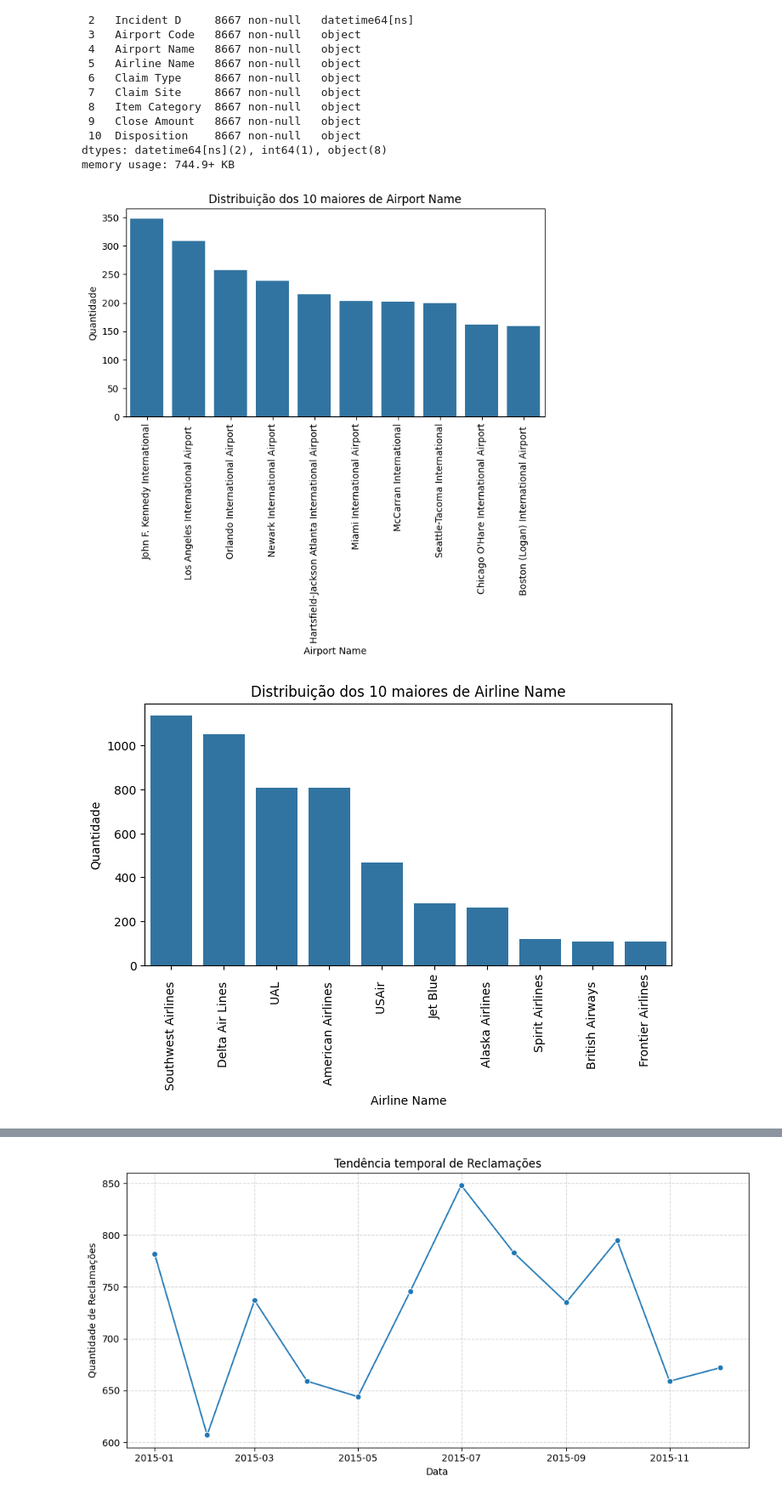
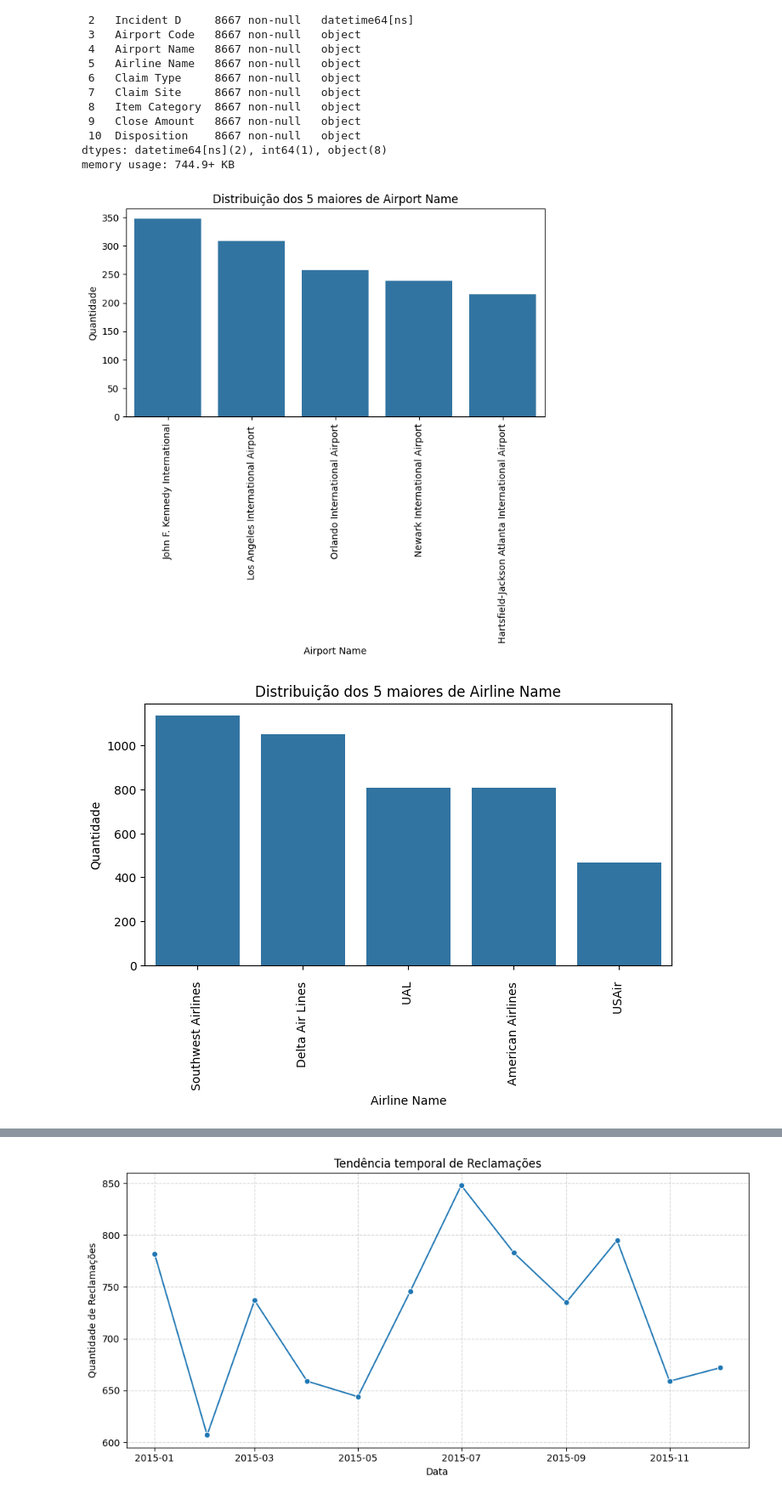
Before and after one commit to MatheusEdu12/reclamacoes-clientes-aeroportos, a Jupyter notebook: notebooks/01_exploracao.ipynb, the cells around one changed output, grey strips where cells are left out. Shown at 85% size. Saved outputs shown, nothing was run; the diff lists cells and outputs as text; code cells hidden in the pictures.

```diff
--- a/notebooks/01_exploracao.ipynb
+++ b/notebooks/01_exploracao.ipynb
@@ -45,14 +45,14 @@ top = df[~df.isin(['-']).any(axis=1)]
 # %%
 categories_columns = ['Airport Name','Airline Name', 'Claim Type', 'Disposition']
 
 for col in categories_columns:
-    top10 = top[col].value_counts().nlargest(10).index
+    top5 = top[col].value_counts().nlargest(5).index
     plt.figure(figsize=(8,4))
-    sns.countplot(data=top, x=col, order=top10)
-    plt.title(f'Distribuição dos 10 maiores de {col}')
+    sns.countplot(data=top, x=col, order=top5)
+    plt.title(f'Distribuição dos 5 maiores de {col}')
     plt.xticks(rotation=90)
     plt.ylabel('Quantidade')
     plt.show()
 # %% [output]
-[figure, old version]
+[figure, new version]
-[figure, old version]
+[figure, new version]
```
Also changed, not shown: parts of 1 cell of this notebook, 5 other files.
